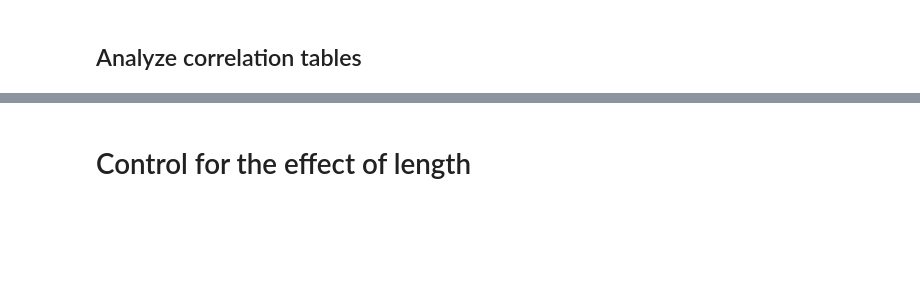
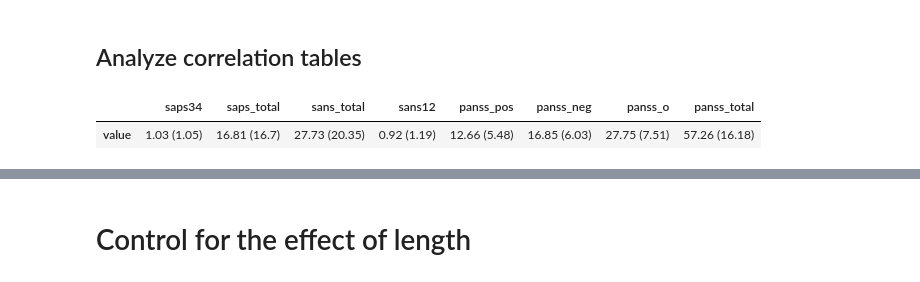
Before and after one commit to flying-bear/MA_thesis, a Jupyter notebook: scores.ipynb, the cells around one changed output, grey strips where cells are left out. Cells and saved outputs as stored; diff of their text form; code cells hidden in the pictures; blank space fills up the shorter version.

```diff
--- a/scores.ipynb
+++ b/scores.ipynb
@@ -54,7 +54,7 @@ df['sans_total'] =  df[['sans1', 'sans2', 'sans3', 'sans4', 'sans5', 'sans6', 's
 # %%
 df.index.rename('ID', inplace=True)
 # %%
-res = pd.read_csv('/Users/galina.ryazanskaya/Downloads/thesis?/code?/processed_values/new/de_patients.tsv', sep='\t', index_col=0, header=[0, 1, 2])
+res = pd.read_csv('/Users/galina.ryazanskaya/Downloads/thesis?/code?/processed_values/de_patients.tsv', sep='\t', index_col=0, header=[0, 1, 2])
 # %%
 res.dropna(how='all', inplace=True)
 # %%
@@ -102,7 +149,7 @@ df_hc.groupby('sex_nr').count()
 # %% [markdown]
 #### Check that all the transcripts are availble
 # %%
-res_hc =  pd.read_csv('/Users/galina.ryazanskaya/Downloads/thesis?/code?/processed_values/new/de_HC.tsv', sep='\t', index_col=0, header=[0, 1, 2])
+res_hc =  pd.read_csv('/Users/galina.ryazanskaya/Downloads/thesis?/code?/processed_values/de_HC.tsv', sep='\t', index_col=0, header=[0, 1, 2])
 # %%
 idxs_HC = sorted([x.replace('_c', '').replace('NET_', '')  for x in res_hc.index])
 # %%
@@ -139,6 +188,9 @@ s[s].index
 merged_hc[s[s].index] = merged_hc[s[s].index].fillna(0.0)
 # %%
 merged_hc.drop(columns=[c for c in cols_synt if c[1].isupper() and c[1] not in POS_to_use], inplace=True)
+# %%
+cols_to_drop = [(task, *c) for c in cols_synt if c[1].isupper() and c[1] not in POS_to_use for task in res.columns.unique(level='TASK')]
+res.drop(columns=cols_to_drop, inplace=True)
 # %%
 cols_synt = [col for col in merged_hc if col[0] == 'syntactic']
 cols_av = cols_synt + cols_LM + cols_lex + cols_graph
@@ -390,10 +566,9 @@ corr = show_corrtest_mask_corr(combined_data_averaged[cols])
+# %%
+num_scale_cols = ['saps34','saps_total', 'sans_total', 'sans12',
+                  'panss_pos', 'panss_neg', 'panss_o', 'panss_total']
 # %%
-combined_data_averaged[['saps34',
-                         'saps_total',
-                         'sans_total',
-                         'sans12',
-                         'panss_pos',
-                         'panss_neg',
-                         'panss_o',
-                         'panss_total']].describe()
+mean_std(combined_data_averaged, num_scale_cols)
+# %% [output]
+|  | saps34 | saps_total | sans_total | sans12 | panss_pos | panss_neg | panss_o | panss_total |
+| value | 1.03 (1.05) | 16.81 (16.7) | 27.73 (20.35) | 0.92 (1.19) | 12.66 (5.48) | 16.85 (6.03) | 27.75 (7.51) | 57.26 (16.18) |
 # %%
```
Also changed, not shown: parts of 91 cells of this notebook, 2 other files.
